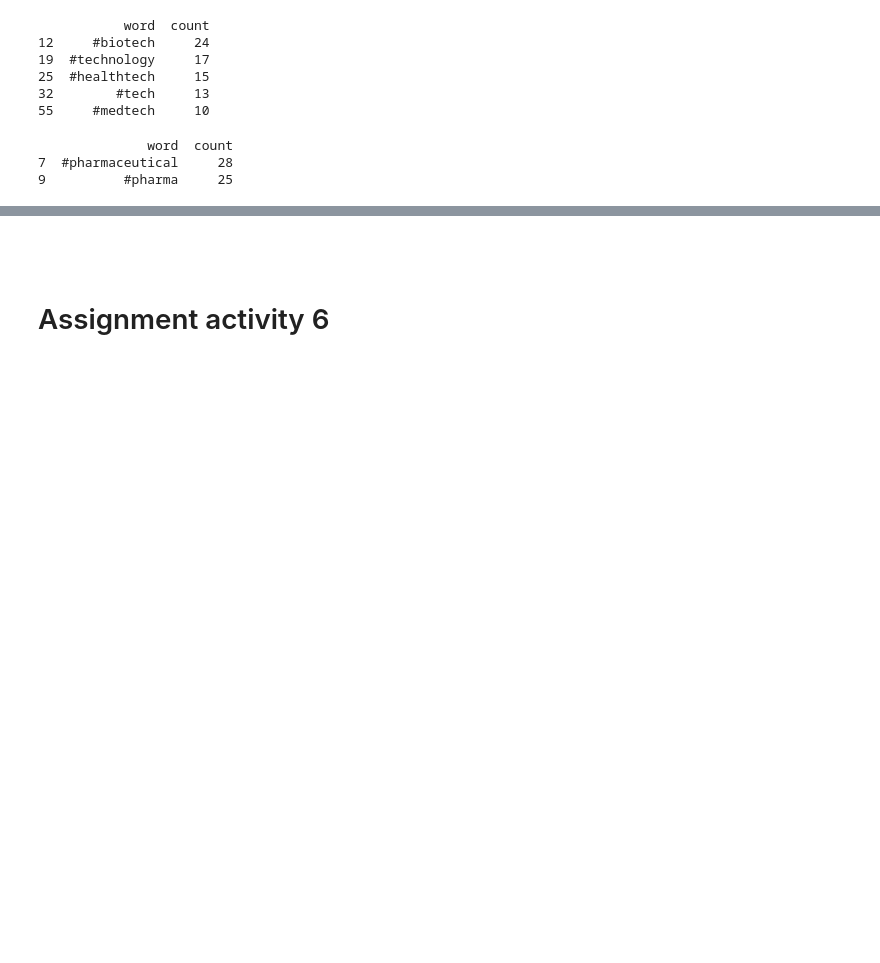
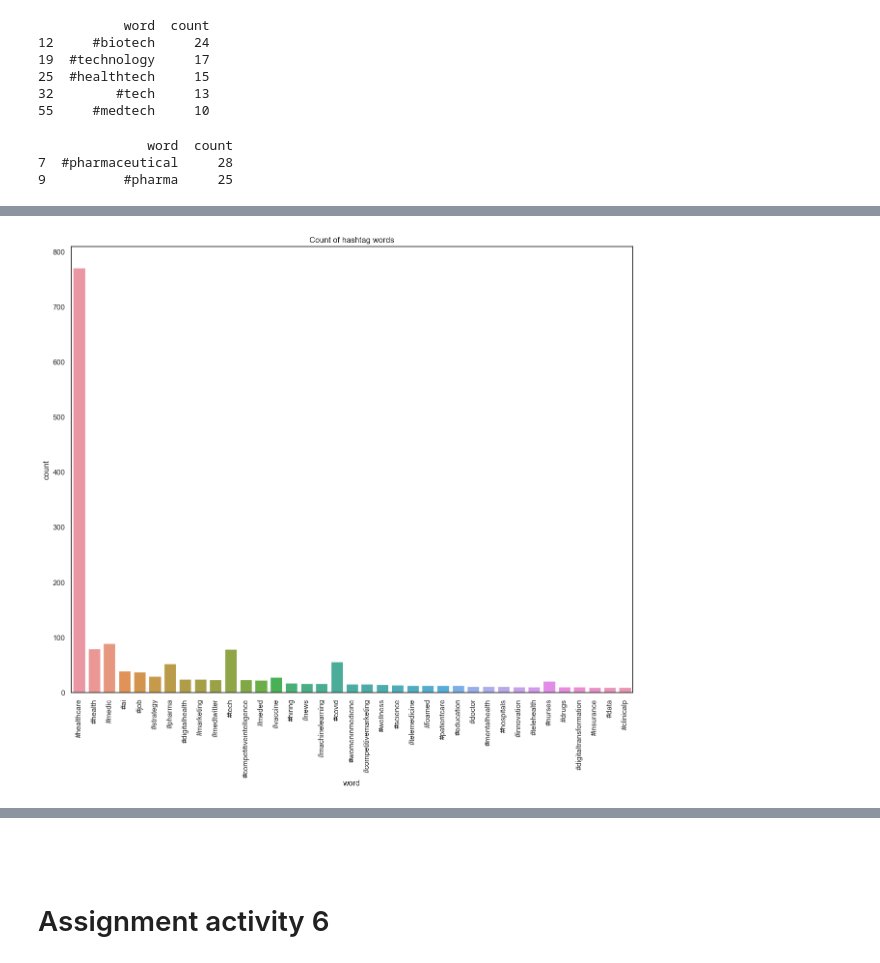
Before and after one commit to amquercus/NHS-project-MC, a Jupyter notebook: Carvalho_Margarida_LSE_DA201_Assignment_Notebook.ipynb, the cells around one changed output, grey strips where cells are left out. Saved outputs shown, nothing was run; the diff lists cells and outputs as text; code cells hidden in the pictures; blank space fills up the shorter version.

```diff
--- a/Carvalho_Margarida_LSE_DA201_Assignment_Notebook.ipynb
+++ b/Carvalho_Margarida_LSE_DA201_Assignment_Notebook.ipynb
@@ -1241,6 +1255,7 @@ print(tc_above10_hpharma)
 # %%
-# Barplot displaying most frequently used hastags (excluding overrepresented hashtags)
-sns.barplot(x="word", y="count", data=tc_above10_filtered, ci=None)
+# Filtering and changes mentioned above were done in excel and dataframe was re-uploaded
+tc_above10_modified = pd.read_excel("tc_above10_modified.xlsx")
+tc_above10_filtered = tc_above10_modified.groupby("word", as_index=False, sort=False).sum()
 
-# Save barplot.
-plt.savefig("Count of hashtags.png", format="png", bbox_inches='tight')
+print(tc_above10_filtered)
+tc_above10_filtered.shape
@@ -1246,0 +1281,12 @@ plt.savefig("Count of hashtags.png", format="png", bbox_inches='tight')
+# %%
+# Barplot displaying most frequently used hastags (excluding overrepresented hashtags)
+sns.barplot(x="word", y="count", data=tc_above10_filtered, ci=None)
+
+# Set title and fix x labels formatting
+plt.title("Count of hashtag words")
+plt.xticks(rotation = 90)
+
+# Save barplot.
+plt.savefig("Count of hashtags.png", format="png", bbox_inches='tight')
+# %% [output]
+[figure, added]
```
Also changed, not shown: parts of 26 cells of this notebook.
